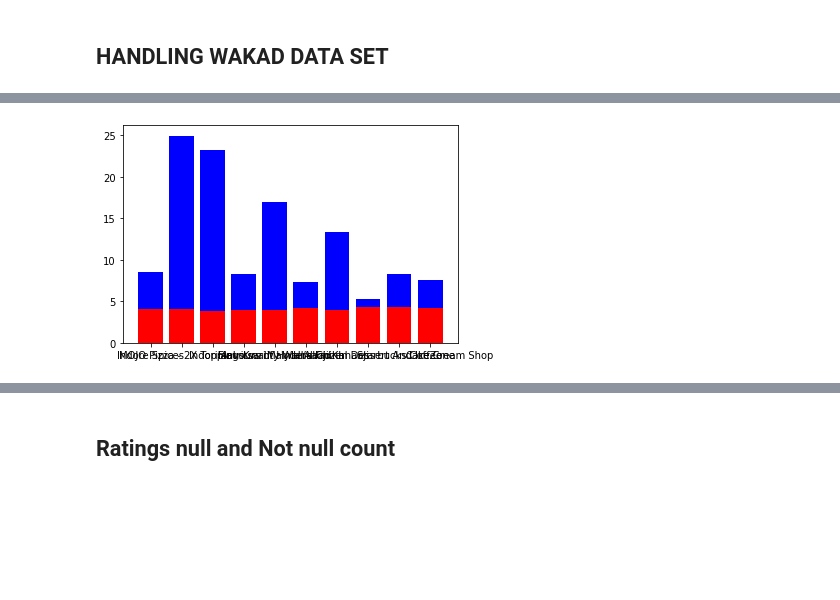
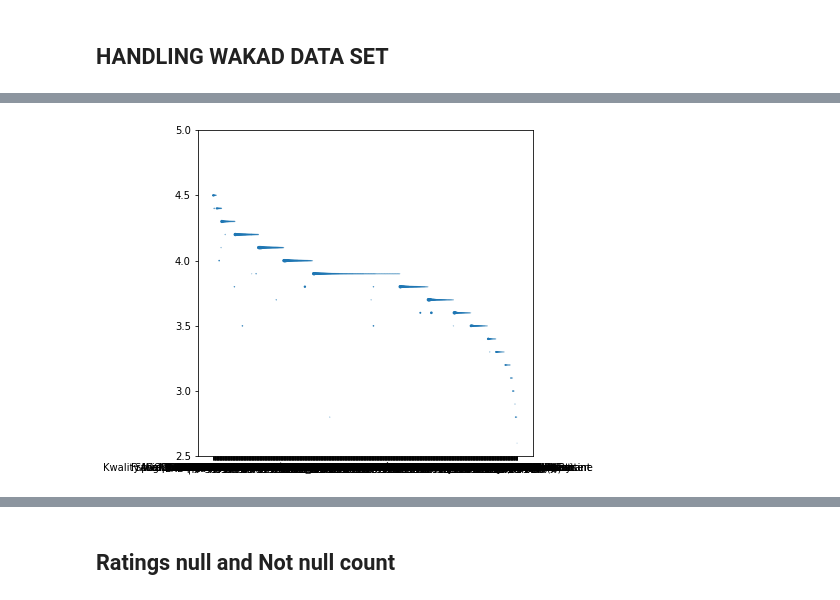
Before and after one commit to Ruthik27/Bed_Rest_and_Order_Services, a Jupyter notebook: new_data_zomato.ipynb, the cells around one changed output, grey strips where cells are left out. Saved outputs shown, nothing was run; the diff lists cells and outputs as text; code cells hidden in the pictures; blank space fills up the shorter version.

Commit message:
regarding graphs and charts

```diff
--- a/new_data_zomato.ipynb
+++ b/new_data_zomato.ipynb
@@ -116,2 +107,7 @@ wakad_ratings['delivery_reviews']  = wakad_ratings['delivery_reviews'].apply(cle
+# %%
+baner_ratings['delivery_reviews'].where(~(baner_ratings['delivery_reviews']>10000.0), other=10000, inplace=True)
+bavdhan_ratings['delivery_reviews'].where(~(bavdhan_ratings['delivery_reviews']>10000.0), other=10000, inplace=True)
+hinjewadi_ratings['delivery_reviews'].where(~(hinjewadi_ratings['delivery_reviews']>10000.0), other=10000, inplace=True)
+wakad_ratings['delivery_reviews'].where(~(wakad_ratings['delivery_reviews']>10000.0), other=10000, inplace=True)
 # %% [markdown]
 ### Converting delivery values to range of 1-5
@@ -155,7 +114,7 @@ dtype: object
 # %%
 deliv = []
 for x in (baner_ratings['delivery_reviews']):
-    new_value = ( (x - 1.0) / (2000.0 - 1.0) ) * (5.0 - 0.0) + 0.0
+    new_value = ( (x - 1.0) / (10000.0 - 1.0) ) * (5.0 - 0.0) + 0.0
     new_value = round(new_value,2)
     noob = float(new_value)
     deliv.append(noob)
@@ -197,3 +156,15 @@ baner_ratings
+# %%
+baner_ratings.sort_values(by=['ratings', 'deliv'], ascending=False, inplace=True)
+baner_ratings.reset_index(inplace = True, drop = True)
+
+bavdhan_ratings.sort_values(by=['ratings', 'deliv'], ascending=False, inplace=True)
+bavdhan_ratings.reset_index(inplace = True, drop = True)
+
+hinjewadi_ratings.sort_values(by=['ratings', 'deliv'], ascending=False, inplace=True)
+hinjewadi_ratings.reset_index(inplace = True, drop = True)
+
+wakad_ratings.sort_values(by=['ratings', 'deliv'], ascending=False, inplace=True)
+wakad_ratings.reset_index(inplace = True, drop = True)
 # %% [markdown]
 ### Making different sets of data
 # %%
@@ -227,11 +275,13 @@ plt.bar(above_four['Name'],above_four['ratings'])
 # %%
+plt.figure(figsize=(6,6))
 x = baner_ratings['Name']
 y1 = baner_ratings['ratings']
 y2 = baner_ratings['deliv']
 
+axes = plt.gca()
+axes.set_ylim([2.5,5.0])
 
-plt.bar(x, y1, color='r')
-plt.bar(x, y2, bottom=y1, color='b')
+plt.scatter(x, y1,y2)
 plt.show()
 # %% [output]
-[figure, old version]
+[figure, new version]
```
Also changed, not shown: parts of 37 cells of this notebook.
